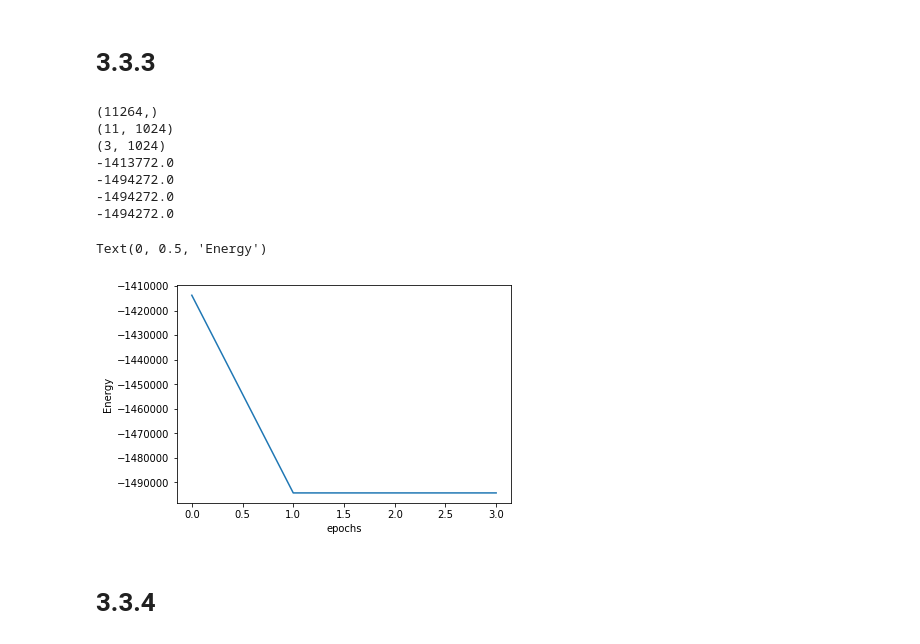
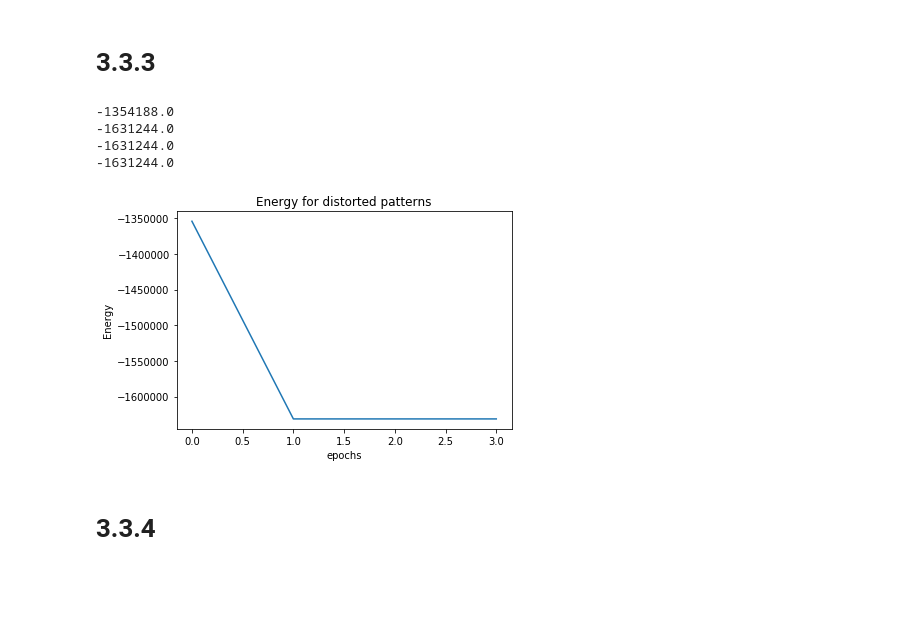
Before and after one commit to smallgreycreatures/DD2437, a Jupyter notebook: lab3/3.3.ipynb, the cells around one changed output. Drawn from its saved outputs; the diff is of its cells as text; code cells hidden in the pictures; blank space fills up the shorter version.

```diff
--- a/lab3/3.3.ipynb
+++ b/lab3/3.3.ipynb
@@ -51,16 +44,30 @@ def calculate_energy(x,W):
 # 3.3.1-2
 # %%
 data = np.loadtxt('pict.dat',delimiter=",", dtype=int)
-print(data.shape)
 data = data.reshape(-1,1024)
-print(data.shape)
+
 #to start with learn the first three
 train_X = data[0:3].copy()
-print(train_X.shape)
+
 W = np.zeros((train_X.shape[1],train_X.shape[1]))
 W = update_weights(train_X,W)
+
 epochs = 20
+E_arr = []
 for i in range(data.shape[0]):
     E = calculate_energy(data[i],W)
+    E_arr.append(E)
     print("Energy for data ", i, "is equal to ", E)
+
+fig = plt.figure(figsize=(8,8))
+ax1 = fig.add_subplot(111)
+
+ax1.plot(np.arange(len(E_arr)),E_arr,'m')
+ax1.set_title('Energy at different attractors')
+ax1.set_xlabel('#attractor')
+ax1.set_ylabel('Energy')
+ax1.set_xticks(np.arange(len(E_arr)))
+ax1.set_xticklabels(np.arange(len(E_arr))+1)
+
+plt.show()
 # %% [output]
@@ -84,42 +89,39 @@ Energy for data  10 is equal to  -174592.0
 def find_pattern_async_energy(x, W, epochs):
     arr = np.arange(10)
     energy_s = np.zeros(epochs)
+
+    x_out = x.copy()
     for i in range(epochs):
-        x = recall_async(x,W)
-        E = calculate_energy(x,W)
+        x_out = recall_async(x_out,W)
+        E = calculate_energy(x_out,W)
         energy_s[i] = E
         print(E)
-
-        plt.figure()
-        #    plt.imshow(x.reshape((32,32)))
-    return x, energy_s
+    return x_out, energy_s
 # %%
 data = np.loadtxt('pict.dat',delimiter=",", dtype=int)
-print(data.shape)
 data = data.reshape(-1,1024)
-print(data.shape)
+
 #to start with learn the first three
 train_X = data[0:3].copy()
-print(train_X.shape)
+
 W = np.zeros((train_X.shape[1],train_X.shape[1]))
 W = update_weights(train_X,W)
+
 epochs = 4
 x, energy_s = find_pattern_async_energy(data[10],W,epochs)
 
 plt.figure()
 plt.plot(np.arange(epochs),energy_s)
 plt.xlabel("epochs")
 plt.ylabel("Energy")
+plt.title('Energy for distorted patterns')
+plt.show()
 # %% [output]
-(11264,)
-(11, 1024)
-(3, 1024)
--1413772.0
--1494272.0
--1494272.0
--1494272.0
+-1354188.0
+-1631244.0
+-1631244.0
+-1631244.0
-Text(0, 0.5, 'Energy')
-[figure, old version]
+[figure, new version]
 # %% [markdown]
 # 3.3.4
 # %%
```
Also changed, not shown: parts of 3 cells of this notebook.
